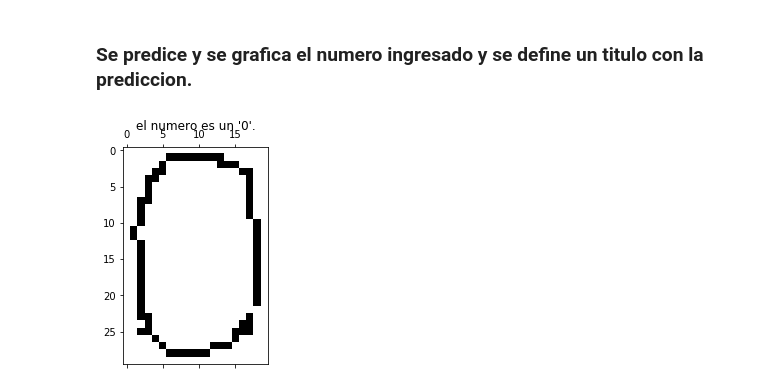
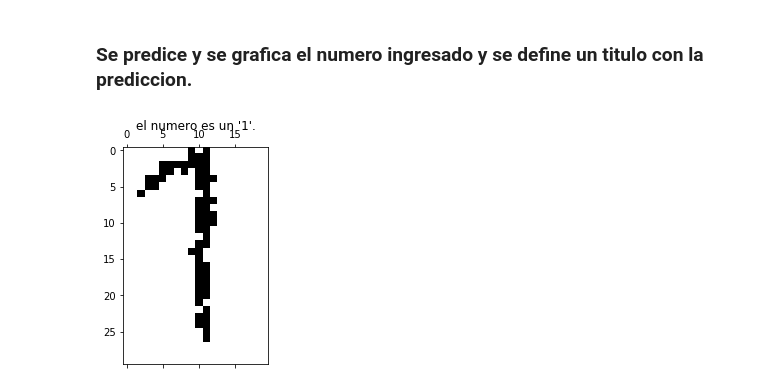
Before and after one commit to julyoc/EjercicioPrediccionNumeros, a Jupyter notebook: Numeros.ipynb, the cells around one changed output. Cells and saved outputs as stored; diff of their text form; code cells hidden in the pictures.

```diff
--- a/Numeros.ipynb
+++ b/Numeros.ipynb
@@ -70,0 +84,19 @@ MLPClassifier(hidden_layer_sizes=[500, 400, 300, 200, 100, 50],
+# %%
+pdt = pandas.read_excel('datasetNumeros.xls', 'DatosPrueba', header=None)
+pdt.replace(np.nan, 0.0, inplace=True)
+pdt.replace(-1, 0.0, inplace=True)
+respdt = []
+allpdt = []
+i = 0
+while i <= 209:
+    respdt.append(pdt.loc[:, i:i+19])
+    i=i+21
+del i
+for i, value in enumerate(respdt):
+    j = 0
+    while j <= 123:
+        temdt = value.loc[j:j+29, :]
+        allpdt.append(np.reshape(temdt.values, [600]))
+        j += 31
+del pdt
+del respdt
@@ -73,7 +111,8 @@ MLPClassifier(hidden_layer_sizes=[500, 400, 300, 200, 100, 50],
 # %%
 #model.predict([alldata[100]])
 #model.predict_proba([alldata[100]])
-pred = model.predict([alldata[100]])[0].tolist()
-gen.predictGrafData(alldata[100], pred)
+pred = model.predict([allpdt[5]])[0].tolist()
+gen.predictGrafData(allpdt[5], pred)
+del pred
 # %% [output]
-[figure, old version]
+[figure, new version]
```
Also changed, not shown: parts of 17 cells of this notebook, 4 other files.
